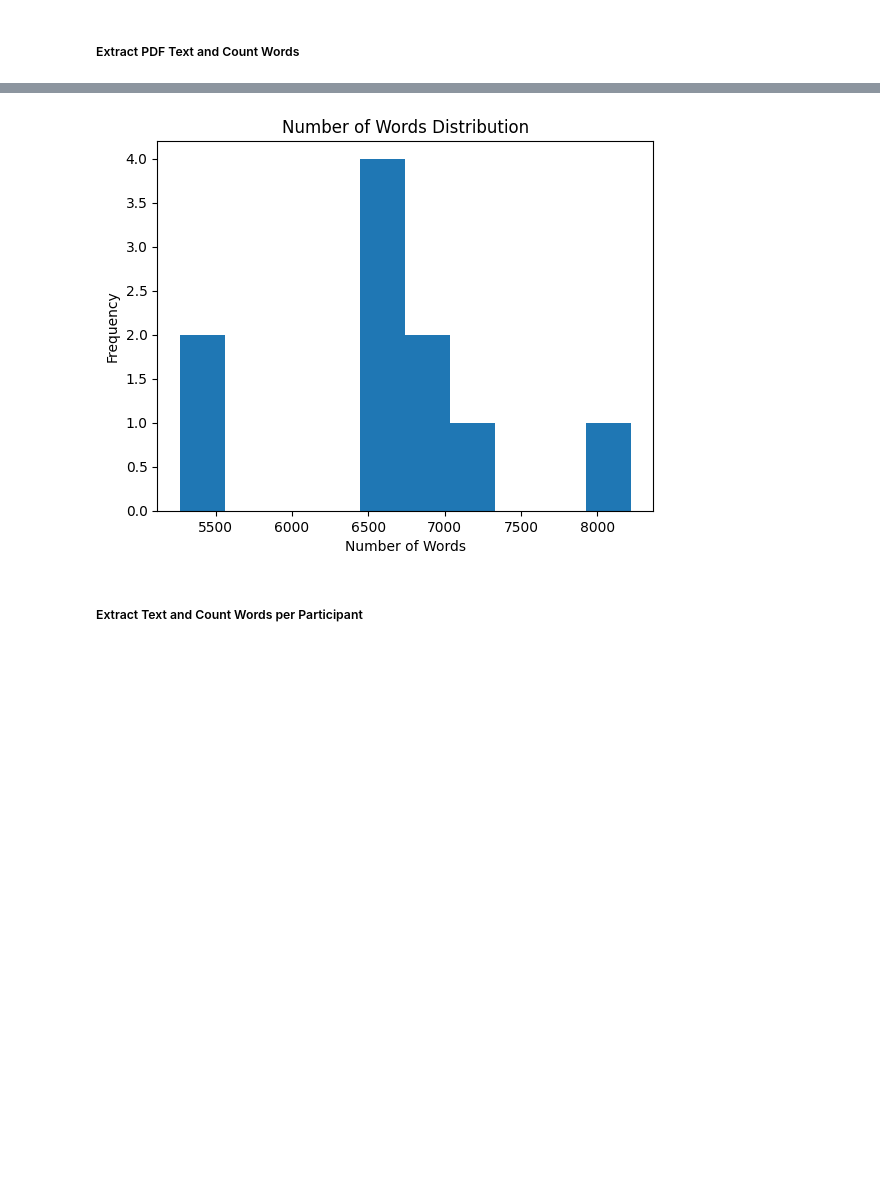
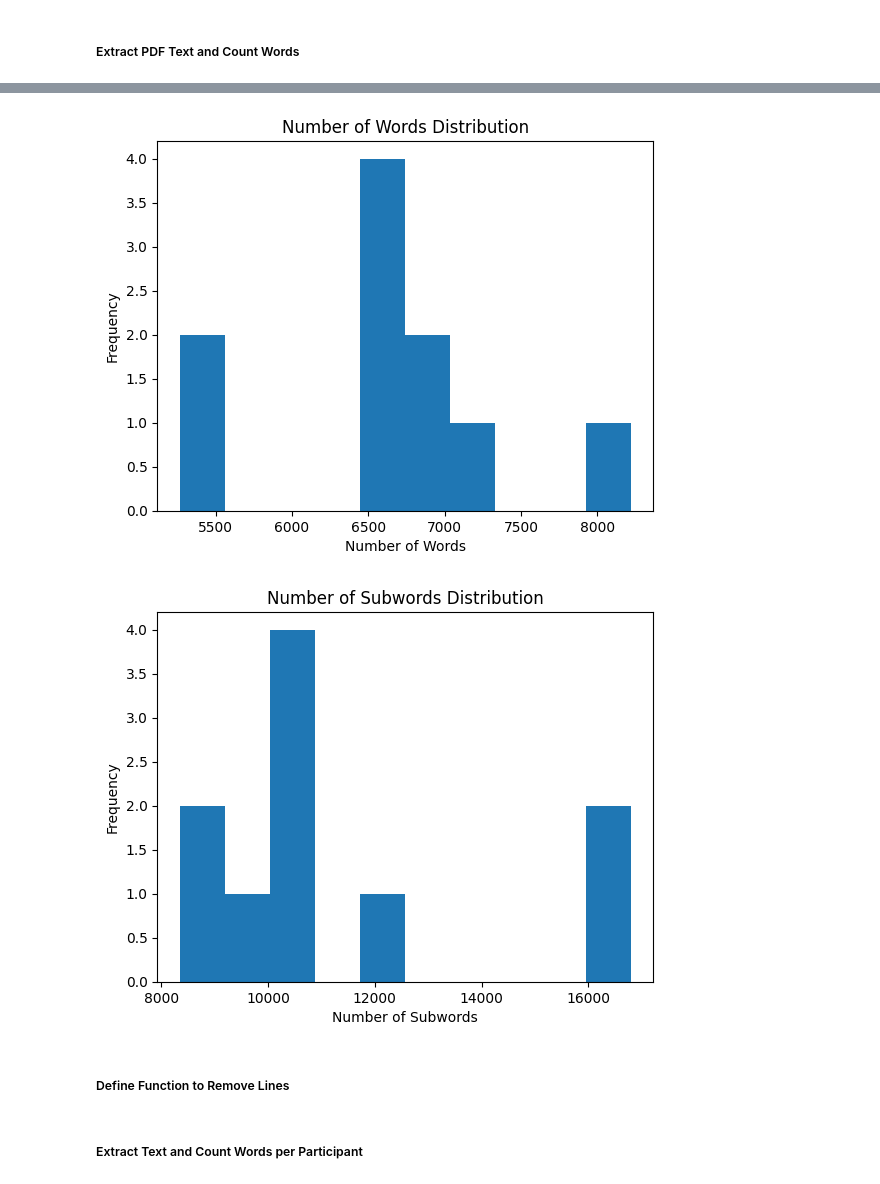
Before and after one commit to jstremme/nlp4psychotherapy, a Jupyter notebook: transcript_eda.ipynb, the cells around one changed output, grey strips where cells are left out. Cells and saved outputs as stored; diff of their text form; code cells hidden in the pictures; blank space fills up the shorter version.

```diff
--- a/transcript_eda.ipynb
+++ b/transcript_eda.ipynb
@@ -37,0 +81,3 @@ speakers = [
+# %%
+dist_tokenizer = AutoTokenizer.from_pretrained(dist_tokenizer_path)
+sent_tokenizer = AutoTokenizer.from_pretrained(sent_model_path)
@@ -44,25 +101,46 @@ pdf_files = glob.glob(os.path.join(pdf_dir, '*.pdf'))
 # %%
 # Loop through each PDF file, convert to plain text, and count the number of words
 num_words_list = []
+num_subwords_list = []
 for pdf_file in pdf_files:
+
     text = extract_text(pdf_file)
     num_words = len(text.split())
     num_words_list.append(num_words)
-    print(f'{pdf_file} - Number of words: {num_words}')
+
+    tokenized_text = dist_tokenizer(
+        text,
+        padding=False,
+        truncation=True,
+        max_length=dist_max_seq_len
+    )
+    num_subwords = len(tokenized_text['input_ids'])
+    num_subwords_list.append(num_subwords)
+    print(f'{pdf_file} - Number of words: {num_words} | Number of subwords: {num_subwords}')
 
 # Calculate descriptive statistics
 mean_num_words = statistics.mean(num_words_list)
 std_num_words = statistics.stdev(num_words_list)
+mean_num_subwords = statistics.mean(num_subwords_list)
+std_num_subwords = statistics.stdev(num_subwords_list)
 
 # Print descriptive statistics
 print(f'\nNumber of documents: {len(num_words_list)}')
 print(f'Mean number of words per document: {mean_num_words:.2f}')
 print(f'Standard deviation of number of words per document: {std_num_words:.2f}')
+print(f'Mean number of subwords per document: {mean_num_subwords:.2f}')
+print(f'Standard deviation of number of subwords per document: {std_num_subwords:.2f}')
 
-# Generate histogram of word-level sequence lengths for all documents
+# Generate histogram of  sequence lengths for all documents
 plt.hist(num_words_list, bins=10)
 plt.xlabel('Number of Words')
 plt.ylabel('Frequency')
 plt.title('Number of Words Distribution')
 plt.show()
+
+plt.hist(num_subwords_list, bins=10)
+plt.xlabel('Number of Subwords')
+plt.ylabel('Frequency')
+plt.title('Number of Subwords Distribution')
+plt.show()
 # %% [output]
@@ -83,3 +163,4 @@ Standard deviation of number of words per document: 835.15
 [figure]
+[figure, added]
 # %% [markdown]
-##### Extract Text and Count Words per Participant
+##### Define Function to Remove Lines
@@ -86 +172,3 @@ Standard deviation of number of words per document: 835.15
+# %% [markdown]
+##### Extract Text and Count Words per Participant
 # %%
```
Also changed, not shown: parts of 27 cells of this notebook, 5 other files.
